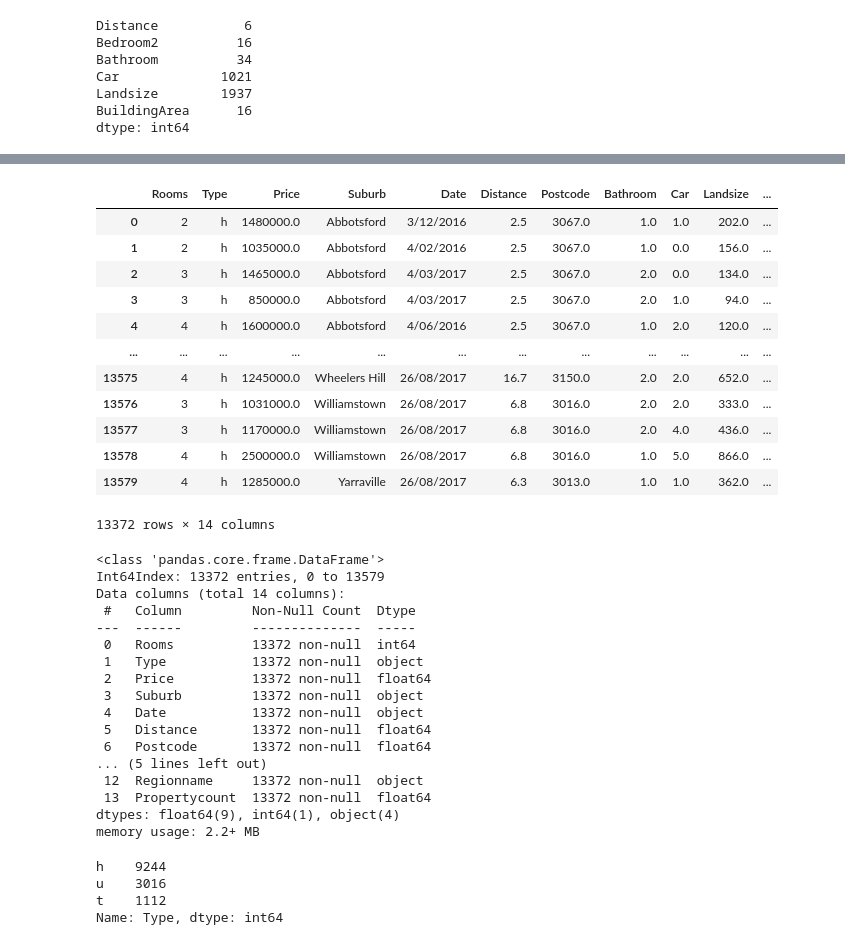
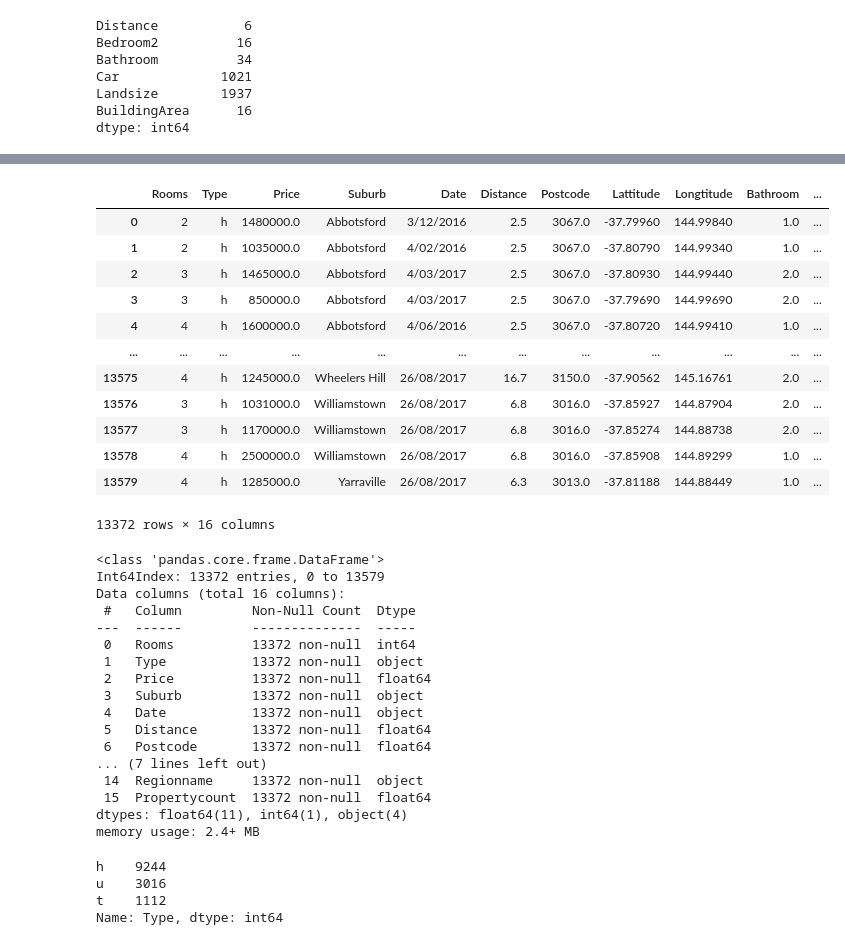
Before and after one commit to eliasexequiel/diplodatos, a Jupyter notebook: 02_analisis_y_curacion/trabajo_practico_2_parte_1_wolfmann.ipynb, the cells around one changed output, grey strips where cells are left out. Drawn from its saved outputs; the diff is of its cells as text; code cells hidden in the pictures.

```diff
--- a/02_analisis_y_curacion/trabajo_practico_2_parte_1_wolfmann.ipynb
+++ b/02_analisis_y_curacion/trabajo_practico_2_parte_1_wolfmann.ipynb
@@ -93,32 +100,32 @@ df_main_inliers_copy.sample(10,random_state=123)
 | 1971 | Coburg | 9 Vincent St | 4 | h | 1155000.0 | S | Nelson | 18/03/2017 | 7.8 | 3058.0 | 1.0 | ... |
 | 2640 | Flemington | 12/132 Princes St | 2 | u | 556000.0 | S | Woodards | 16/07/2016 | 4.4 | 3031.0 | 2.0 | ... |
 # %%
-df_filtrado = df_main_inliers[['Rooms','Type','Price','Suburb','Date','Distance','Postcode',
-                       'Bathroom','Car','Landsize','BuildingArea','YearBuilt','Regionname','Propertycount' ]]
+df_filtrado = df_main_inliers[['Rooms','Type','Price','Suburb','Date','Distance','Postcode','Lattitude',
+            'Longtitude','Bathroom','Car','Landsize','BuildingArea','YearBuilt','Regionname','Propertycount' ]]
 df_filtrado
 #saco sellerG al no importar quien vendio y method al entender que no importa como fue que se vendio.
 #agrego suburb, regionname, propertycount
 #creo que hay muchas variables de ubicacion. Habria q ver cual sirve y las otras descartar.
 # %% [output]
-|  | Rooms | Type | Price | Suburb | Date | Distance | Postcode | Bathroom | Car | Landsize | ... |
-| 0 | 2 | h | 1480000.0 | Abbotsford | 3/12/2016 | 2.5 | 3067.0 | 1.0 | 1.0 | 202.0 | ... |
-| 1 | 2 | h | 1035000.0 | Abbotsford | 4/02/2016 | 2.5 | 3067.0 | 1.0 | 0.0 | 156.0 | ... |
-| 2 | 3 | h | 1465000.0 | Abbotsford | 4/03/2017 | 2.5 | 3067.0 | 2.0 | 0.0 | 134.0 | ... |
-| 3 | 3 | h | 850000.0 | Abbotsford | 4/03/2017 | 2.5 | 3067.0 | 2.0 | 1.0 | 94.0 | ... |
-| 4 | 4 | h | 1600000.0 | Abbotsford | 4/06/2016 | 2.5 | 3067.0 | 1.0 | 2.0 | 120.0 | ... |
+|  | Rooms | Type | Price | Suburb | Date | Distance | Postcode | Lattitude | Longtitude | Bathroom | ... |
+| 0 | 2 | h | 1480000.0 | Abbotsford | 3/12/2016 | 2.5 | 3067.0 | -37.79960 | 144.99840 | 1.0 | ... |
+| 1 | 2 | h | 1035000.0 | Abbotsford | 4/02/2016 | 2.5 | 3067.0 | -37.80790 | 144.99340 | 1.0 | ... |
+| 2 | 3 | h | 1465000.0 | Abbotsford | 4/03/2017 | 2.5 | 3067.0 | -37.80930 | 144.99440 | 2.0 | ... |
+| 3 | 3 | h | 850000.0 | Abbotsford | 4/03/2017 | 2.5 | 3067.0 | -37.79690 | 144.99690 | 2.0 | ... |
+| 4 | 4 | h | 1600000.0 | Abbotsford | 4/06/2016 | 2.5 | 3067.0 | -37.80720 | 144.99410 | 1.0 | ... |
 | ... | ... | ... | ... | ... | ... | ... | ... | ... | ... | ... | ... |
-| 13575 | 4 | h | 1245000.0 | Wheelers Hill | 26/08/2017 | 16.7 | 3150.0 | 2.0 | 2.0 | 652.0 | ... |
-| 13576 | 3 | h | 1031000.0 | Williamstown | 26/08/2017 | 6.8 | 3016.0 | 2.0 | 2.0 | 333.0 | ... |
-| 13577 | 3 | h | 1170000.0 | Williamstown | 26/08/2017 | 6.8 | 3016.0 | 2.0 | 4.0 | 436.0 | ... |
-| 13578 | 4 | h | 2500000.0 | Williamstown | 26/08/2017 | 6.8 | 3016.0 | 1.0 | 5.0 | 866.0 | ... |
-| 13579 | 4 | h | 1285000.0 | Yarraville | 26/08/2017 | 6.3 | 3013.0 | 1.0 | 1.0 | 362.0 | ... |
+| 13575 | 4 | h | 1245000.0 | Wheelers Hill | 26/08/2017 | 16.7 | 3150.0 | -37.90562 | 145.16761 | 2.0 | ... |
+| 13576 | 3 | h | 1031000.0 | Williamstown | 26/08/2017 | 6.8 | 3016.0 | -37.85927 | 144.87904 | 2.0 | ... |
+| 13577 | 3 | h | 1170000.0 | Williamstown | 26/08/2017 | 6.8 | 3016.0 | -37.85274 | 144.88738 | 2.0 | ... |
+| 13578 | 4 | h | 2500000.0 | Williamstown | 26/08/2017 | 6.8 | 3016.0 | -37.85908 | 144.89299 | 1.0 | ... |
+| 13579 | 4 | h | 1285000.0 | Yarraville | 26/08/2017 | 6.3 | 3013.0 | -37.81188 | 144.88449 | 1.0 | ... |
-13372 rows × 14 columns
+13372 rows × 16 columns
 # %%
 df_filtrado.info()
 # %% [output]
 <class 'pandas.core.frame.DataFrame'>
 Int64Index: 13372 entries, 0 to 13579
-Data columns (total 14 columns):
+Data columns (total 16 columns):
  #   Column         Non-Null Count  Dtype
 ---  ------         --------------  -----
  0   Rooms          13372 non-null  int64
@@ -128,11 +135,11 @@ Data columns (total 14 columns):
  4   Date           13372 non-null  object
  5   Distance       13372 non-null  float64
  6   Postcode       13372 non-null  float64
-... (5 lines left out)
- 12  Regionname     13372 non-null  object
- 13  Propertycount  13372 non-null  float64
-dtypes: float64(9), int64(1), object(4)
-memory usage: 2.2+ MB
+... (7 lines left out)
+ 14  Regionname     13372 non-null  object
+ 15  Propertycount  13372 non-null  float64
+dtypes: float64(11), int64(1), object(4)
+memory usage: 2.4+ MB
 # %%
 df_filtrado.Type.value_counts()
 # %% [output]
```
Also changed, not shown: parts of 30 cells of this notebook.
